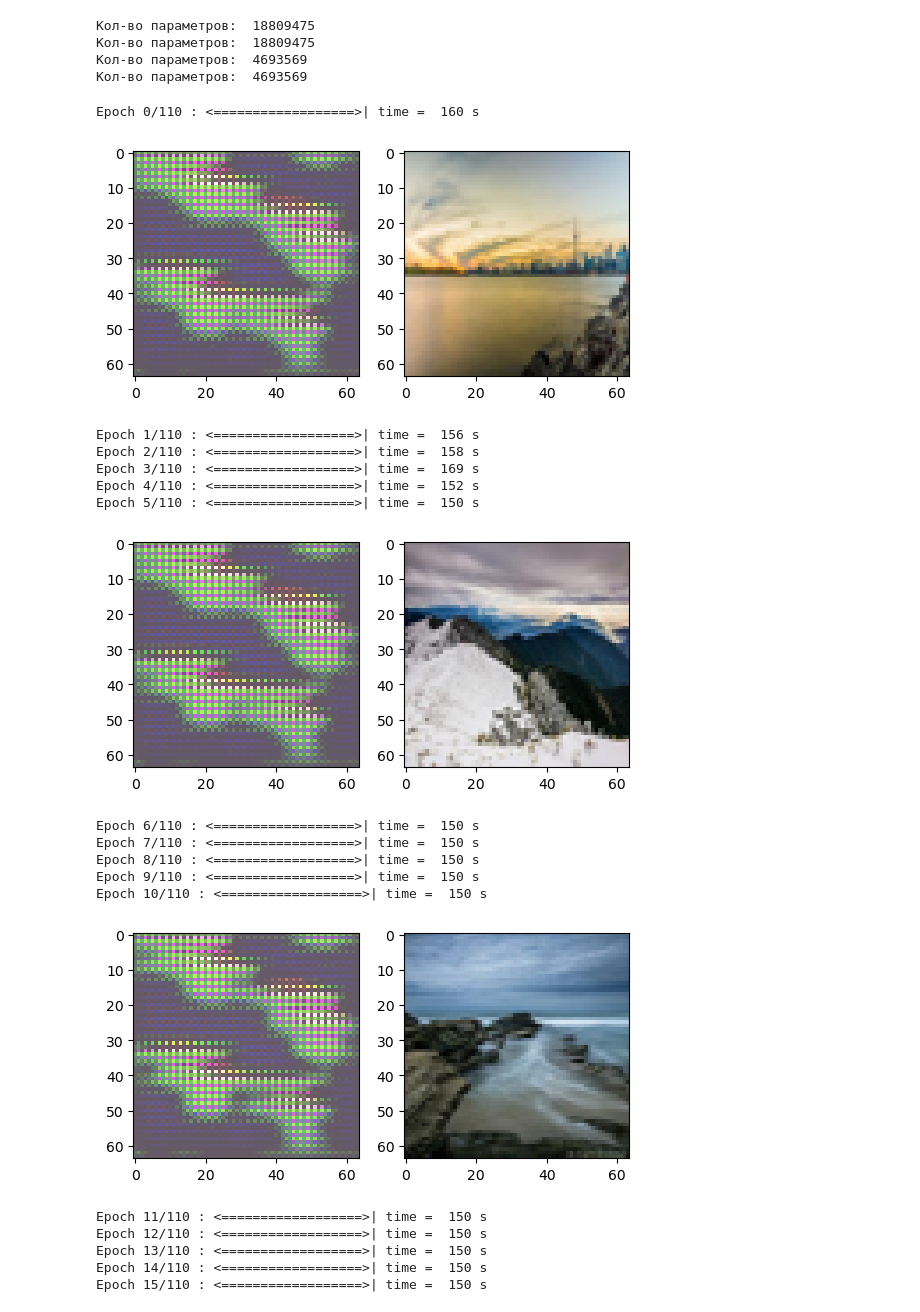
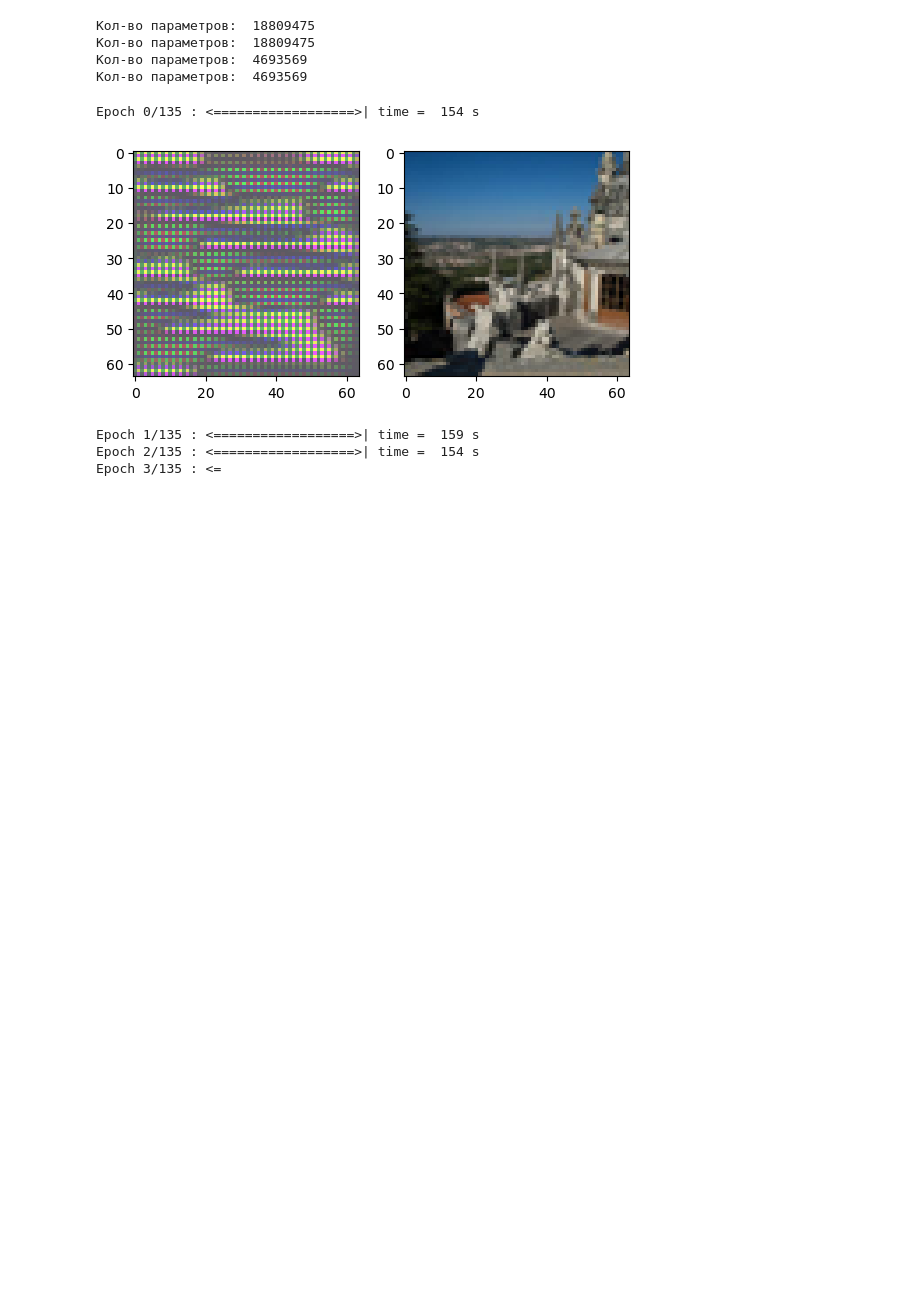
Before and after one commit to edgar32801work/CycleGAN, a Jupyter notebook: CycleGAN.ipynb, the cells around one changed output. Cells and saved outputs as stored; diff of their text form; code cells hidden in the pictures; blank space fills up the shorter version.

```diff
--- a/CycleGAN.ipynb
+++ b/CycleGAN.ipynb
@@ -311,32 +311,18 @@ discriminators_optim.load_state_dict(torch.load(f'checkpoints/1_{load_epoch}o')(
 # %%
 train(m_loader,
       d2_gen,
       d2_disc,
       p_loader,
       d1_gen,
       d1_disc,
       loss_fn,
       generators_optim,
       discriminators_optim,
       device = DEVICE,
-      epochs=110)
+      epochs=135)
 # %% [output]
-Epoch 0/110 : <==================>| time =  160 s
+Epoch 0/135 : <==================>| time =  154 s
-[figure, old version]
+[figure, new version]
-Epoch 1/110 : <==================>| time =  156 s
-Epoch 2/110 : <==================>| time =  158 s
-Epoch 3/110 : <==================>| time =  169 s
-Epoch 4/110 : <==================>| time =  152 s
-Epoch 5/110 : <==================>| time =  150 s
+Epoch 1/135 : <==================>| time =  159 s
+Epoch 2/135 : <==================>| time =  154 s
+Epoch 3/135 : <=
-[figure, removed]
-Epoch 6/110 : <==================>| time =  150 s
-Epoch 7/110 : <==================>| time =  150 s
-Epoch 8/110 : <==================>| time =  150 s
-Epoch 9/110 : <==================>| time =  150 s
-Epoch 10/110 : <==================>| time =  150 s
-[figure, removed]
-Epoch 11/110 : <==================>| time =  150 s
-Epoch 12/110 : <==================>| time =  150 s
-Epoch 13/110 : <==================>| time =  150 s
-Epoch 14/110 : <==================>| time =  150 s
-Epoch 15/110 : <==================>| time =  150 s
```
Also changed, not shown: parts of 3 cells of this notebook.
